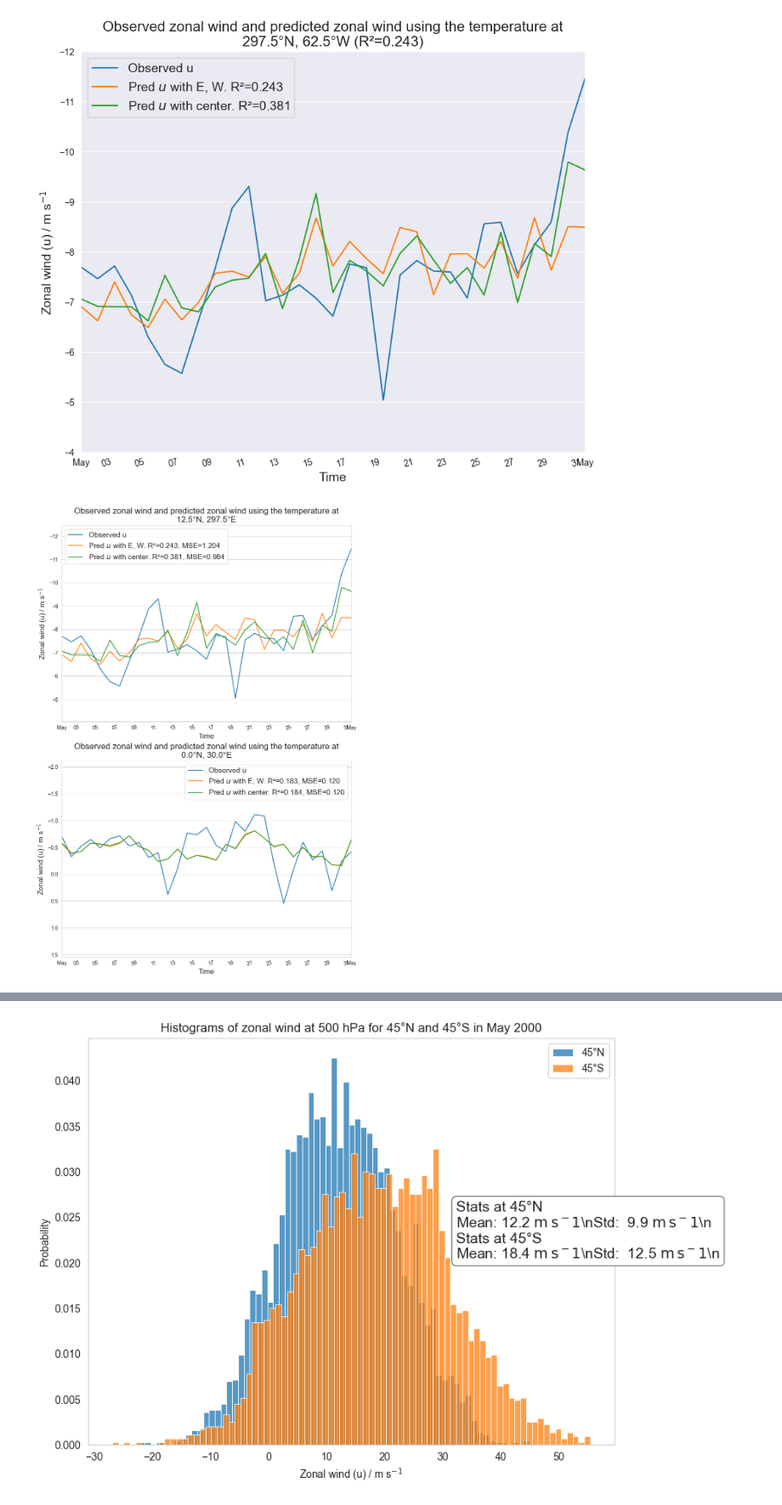
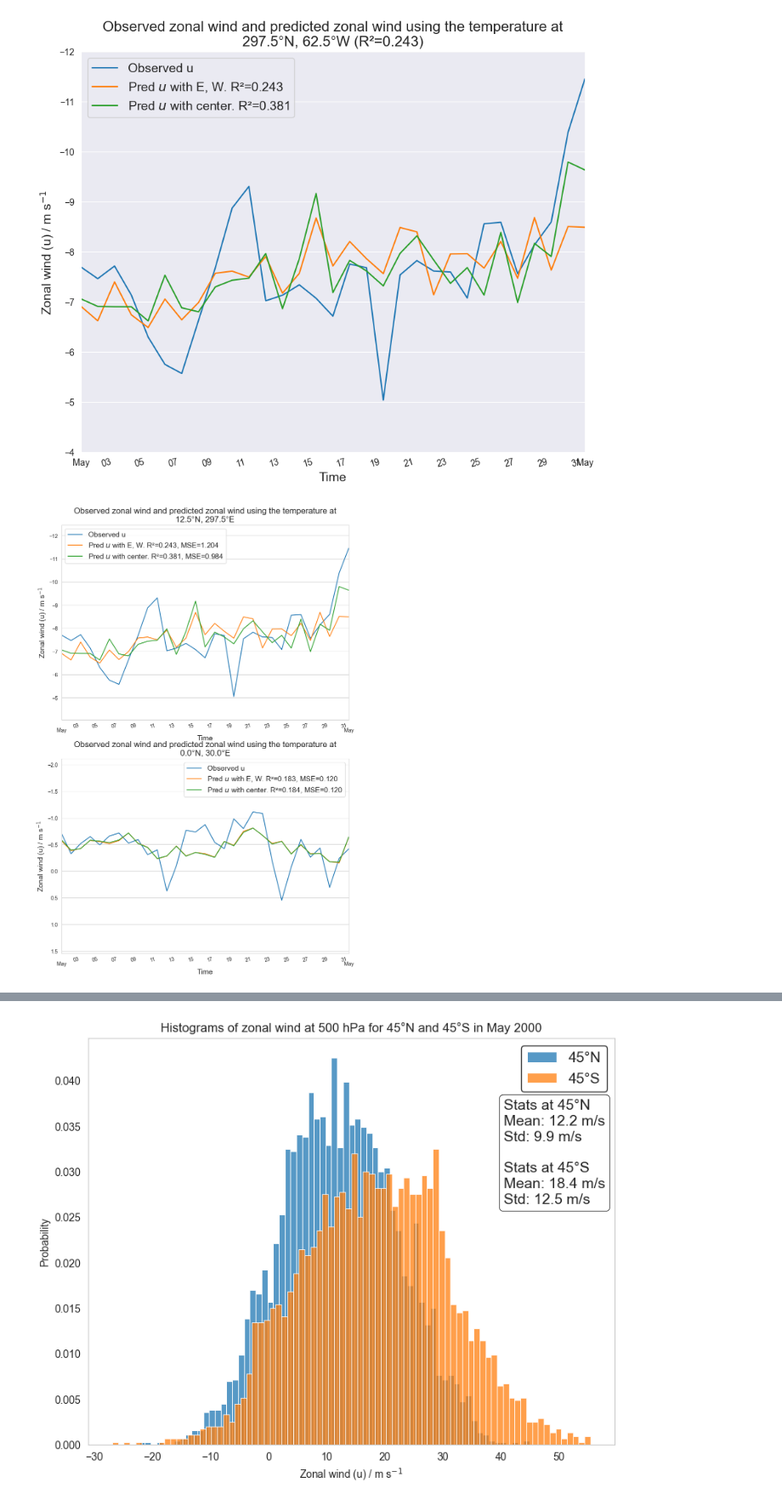
Before and after one commit to ChaPop870/63-527-Data-Analysis-of-Atm-and-Oce-using-Python-Labs, a Jupyter notebook: Lab-Report-2/Lab 6-7.ipynb, the cells around one changed output, grey strips where cells are left out. Shown at 85% size. Saved outputs shown, nothing was run; the diff lists cells and outputs as text; code cells hidden in the pictures.

```diff
--- a/Lab-Report-2/Lab 6-7.ipynb
+++ b/Lab-Report-2/Lab 6-7.ipynb
@@ -500,13 +500,14 @@ for idx, (_, point) in enumerate(data.items()):
     ax.xaxis.set_minor_locator(mdates.DayLocator(interval=2))
     ax.xaxis.set_minor_formatter(mdates.DateFormatter('%d'))
 
+    ax.tick_params(axis='x', which='major', pad=12)
     ax.tick_params(axis='x', which='minor', rotation=15)
 
     ax.legend(fontsize=14)
 
 plt.show()
 # %% [output]
-[figure, old version]
+[figure, new version]
 # %% [markdown]
 ![image.png](attachment:0170751e-fb13-4ba6-b3e7-69744b4bf09c.png)
 # %%
@@ -514,6 +515,7 @@ from pathlib import Path
 
 import matplotlib.pyplot as plt
 import numpy as np
+from scipy.stats import ttest_ind
 import seaborn as sns
 import xarray as xr
 
@@ -524,7 +526,7 @@ path = Path("May2000-uvt.nc")
 ds = xr.open_dataset(path, engine='scipy')
 
 
-# Select
+# Select the data.
 lat_n = 45
 lat_s = - lat_n
 level = 500
@@ -536,6 +538,10 @@ u_500_n_std = u_500_n.std()
 u_500_s = ds['u'].sel(latitude=lat_s, level=level, method='nearest').values.ravel()
 u_500_s_mean = u_500_s.mean()
 u_500_s_std = u_500_s.std()
+
+# Student t-test
+t, p = ttest_ind(u_500_n, u_500_s, equal_var=False)
+
 
 # Plotting
 fig, ax = plt.subplots(figsize=(9, 7))
@@ -551,41 +557,45 @@ sns.histplot(
 sns.histplot(
     data=u_500_s,
     stat='probability',
     binwidth=1,
     label="45°S",
     ax=ax
 )
 
 text = (
-    "Stats at 45°N\n"
-    rf"Mean: {u_500_n_mean:.1f} $\mathrm{{m\,s^{-1}}}$\n"
-    rf"Std:  {u_500_n_std:.1f} $\mathrm{{m\,s^{-1}}}$\n"
-    "\n"   # <-- this creates a real blank line
-    "Stats at 45°S\n"
-    rf"Mean: {u_500_s_mean:.1f} $\mathrm{{m\,s^{-1}}}$\n"
-    rf"Std:  {u_500_s_std:.1f} $\mathrm{{m\,s^{-1}}}$\n"
+    f"Stats at 45°N\n"
+    f"Mean: {u_500_n_mean:.1f} m/s\n"
+    f"Std: {u_500_n_std:.1f} m/s\n\n"
+    f"Stats at 45°S\n"
+    f"Mean: {u_500_s_mean:.1f} m/s\n"
+    f"Std: {u_500_s_std:.1f} m/s"
 )
 
 ax.text(
-    x=0.70,
-    y=0.60,
+    x=0.79,
+    y=0.85,
     s=text,
     transform=ax.transAxes,
     ha='left',
     va='top',
     bbox=dict(boxstyle='round', fc='w', ec='k', lw=0.5),
     fontsize=14,
 )
 
 ax.set_xlabel(r"Zonal wind (u) / m s$^{-1}$")
 ax.set_ylabel("Probability")
 ax.set_title(f"Histograms of zonal wind at {level} hPa for 45°N and 45°S in May 2000")
 
 ax.set_xticks(np.arange(-30, 56, 10))
 
-ax.legend()
+ax.legend(
+    fontsize=14,
+    fancybox=True,
+    edgecolor='black'
+)
 ax.grid(False)
 
+
 plt.show()
 # %% [output]
-[figure, old version]
+[figure, new version]
```
Also changed, not shown: parts of 8 cells of this notebook, 6 other files.
